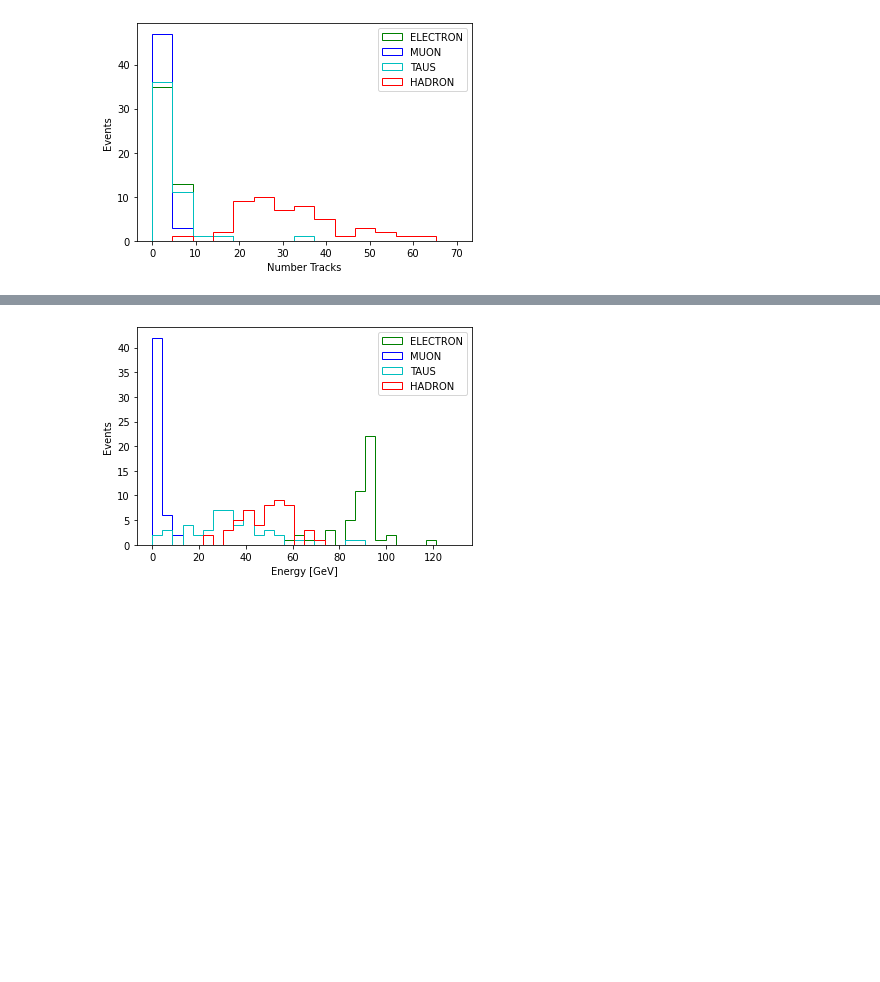
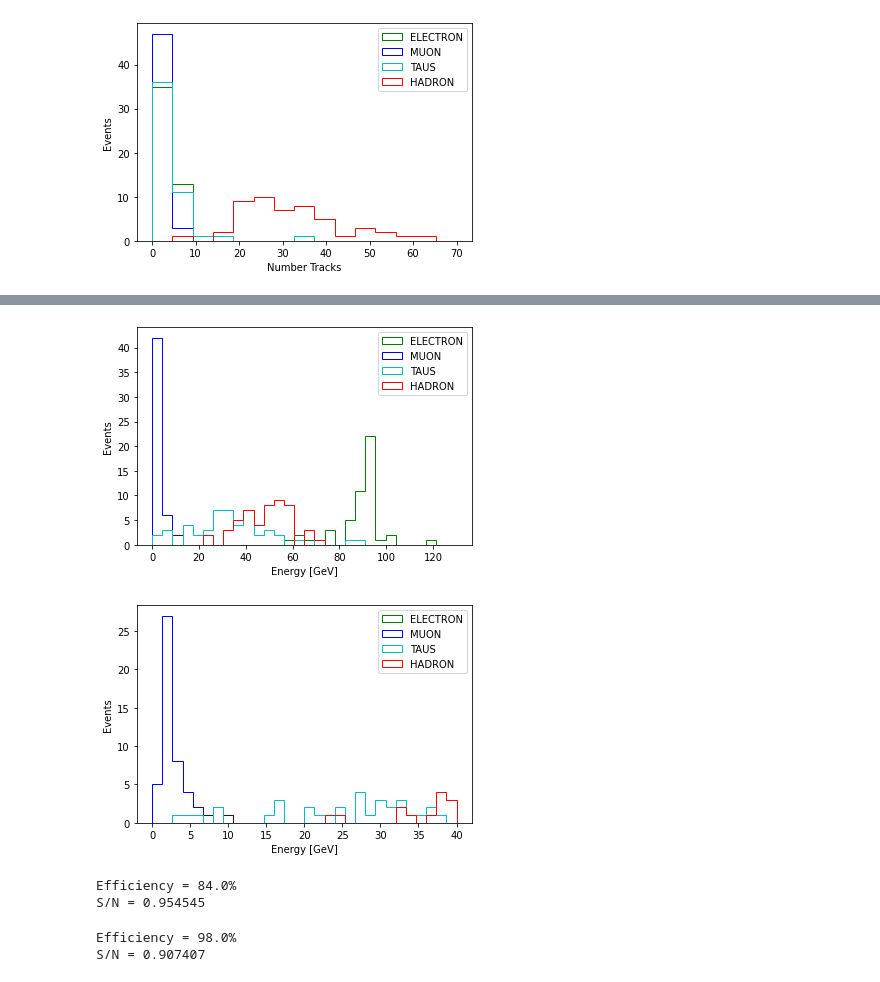
Before and after one commit to rihoppe/z0-precisionmeasurement, a Jupyter notebook: Grope_Histograms.ipynb, the cells around one changed output, grey strips where cells are left out. Drawn from its saved outputs; the diff is of its cells as text; code cells hidden in the pictures; blank space fills up the shorter version.

```diff
--- a/Grope_Histograms.ipynb
+++ b/Grope_Histograms.ipynb
@@ -46,15 +64,44 @@ fig.show()
 # %%
 fig = plt.figure()
 for i in Types.keys():
     plt.hist(Data[Data["Type"]==i]["E_ECal"], bins=30, histtype="step", color=Types[i], label=i, range=(0,130))
 
 fig.legend(bbox_to_anchor=(0.4,0.38,0.5,0.5))
 fig.patch.set_facecolor("white")
 plt.xlabel("Energy [GeV]")
 plt.ylabel("Events")
 fig.show()
+
+fig = plt.figure()
+for i in Types.keys():
+    plt.hist(Data[Data["Type"]==i]["E_ECal"], bins=30, histtype="step", color=Types[i], label=i, range=(0,40))
+
+fig.legend(bbox_to_anchor=(0.4,0.38,0.5,0.5))
+fig.patch.set_facecolor("white")
+plt.xlabel("Energy [GeV]")
+plt.ylabel("Events")
+fig.show()
 # %% [output]
 [figure]
+[figure, added]
+# %%
+indx_eff = Data[np.where(Data["E_ECal"]>=80)]
+eff = 100*len(np.where(indx_eff["Type"]==b"ELECTRON")[0])/len(np.where(Data["Type"]==b"ELECTRON")[0])
+signal_noise = len(np.where(indx_eff["Type"]==b"ELECTRON")[0])/len(indx_eff["Type"])
+print("Efficiency = " + "%.1f" % eff + "%" )
+print("S/N = " + "%f" % signal_noise)
+# %% [output]
+Efficiency = 84.0%
+S/N = 0.954545
+# %%
+indx_eff = Data[np.where(Data["E_ECal"]<=10)]
+eff = 100*len(np.where(indx_eff["Type"]==b"MUON")[0])/len(np.where(Data["Type"]==b"MUON")[0])
+signal_noise = len(np.where(indx_eff["Type"]==b"MUON")[0])/len(indx_eff["Type"])
+print("Efficiency = " + "%.1f" % eff + "%" )
+print("S/N = " + "%f" % signal_noise)
+# %% [output]
+Efficiency = 98.0%
+S/N = 0.907407
 # %%
 fig = plt.figure()
 for i in Types.keys():
```
Also changed, not shown: parts of 4 cells of this notebook.
